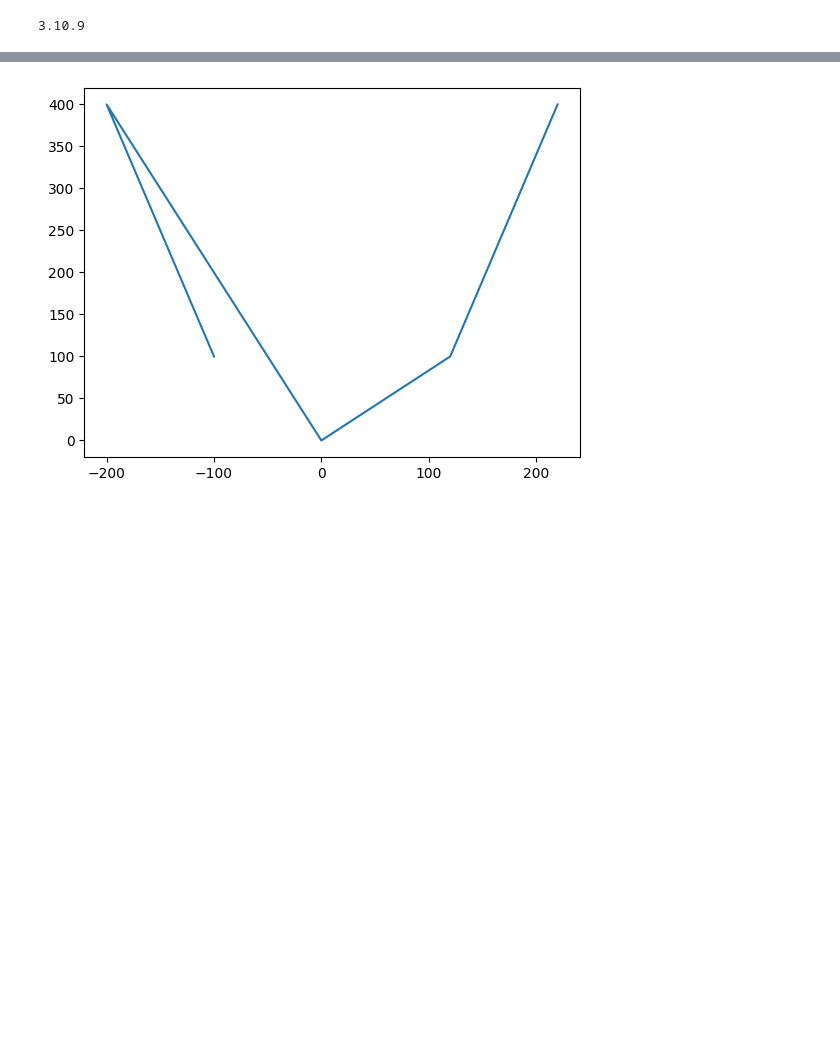
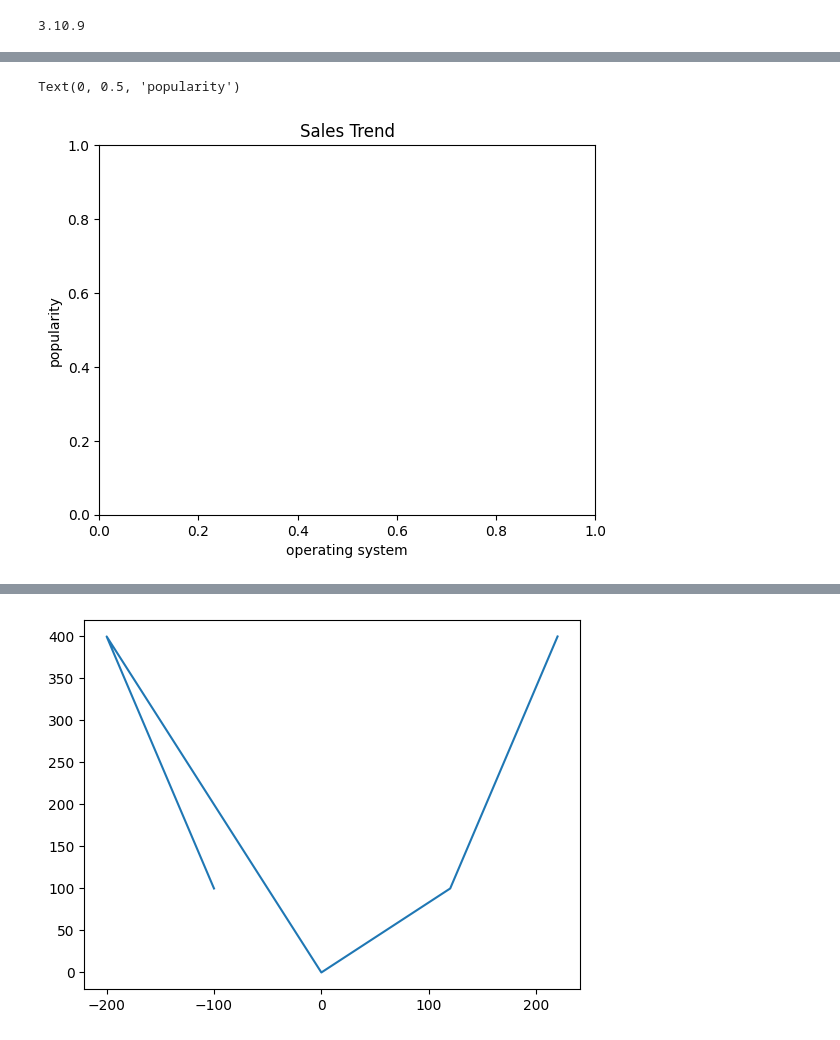
Before and after one commit to balkrishna-16/Datascience-in-Python, a Jupyter notebook: day15.ipynb, the cells around one changed output, grey strips where cells are left out. Cells and saved outputs as stored; diff of their text form; code cells hidden in the pictures; blank space fills up the shorter version.

```diff
--- a/day15.ipynb
+++ b/day15.ipynb
@@ -23,0 +76,8 @@ print(matplotlib.__version__)
+# %%
+plt.title("Sales Trend")
+plt.xlabel("operating system")
+plt.ylabel("popularity")
+# plt.hist(df['range='], bins=10)
+# %% [output]
+Text(0, 0.5, 'popularity')
+[figure, added]
```
Also changed, not shown: parts of 10 cells of this notebook, 3 other files.
